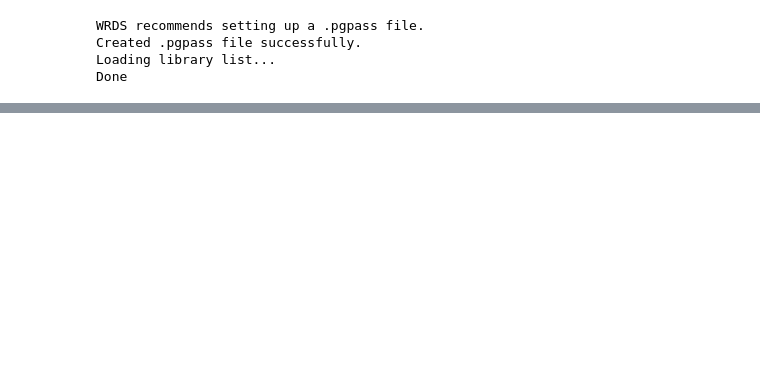
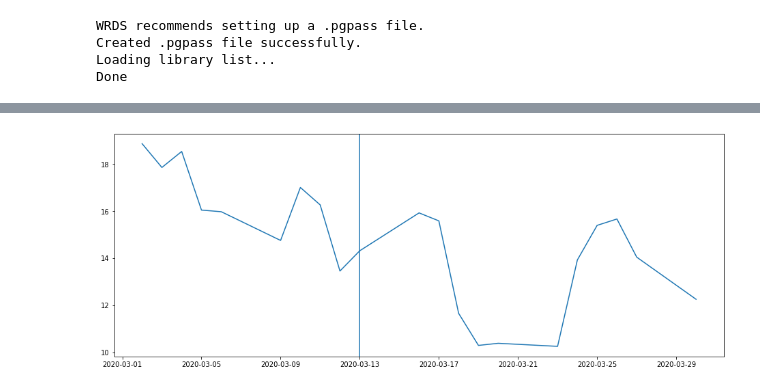
Before and after one commit to joaoromeuferraz/momentum_transformer, a Jupyter notebook: sample.ipynb, the cells around one changed output, grey strips where cells are left out. Drawn from its saved outputs; the diff is of its cells as text; code cells hidden in the pictures; blank space fills up the shorter version.

```diff
--- a/sample.ipynb
+++ b/sample.ipynb
@@ -76,0 +57,7 @@ prices
+# %%
+fig, ax = plt.subplots(figsize=(16, 6))
+ax.plot(sub.index, sub.values)
+ax.axvline(cpd.index[int(cpd.loc["2020-03-30", "cp_location"])-21])
+plt.show()
+# %% [output]
+[figure, added]
```
Also changed, not shown: parts of 35 cells of this notebook, 4 other files.
